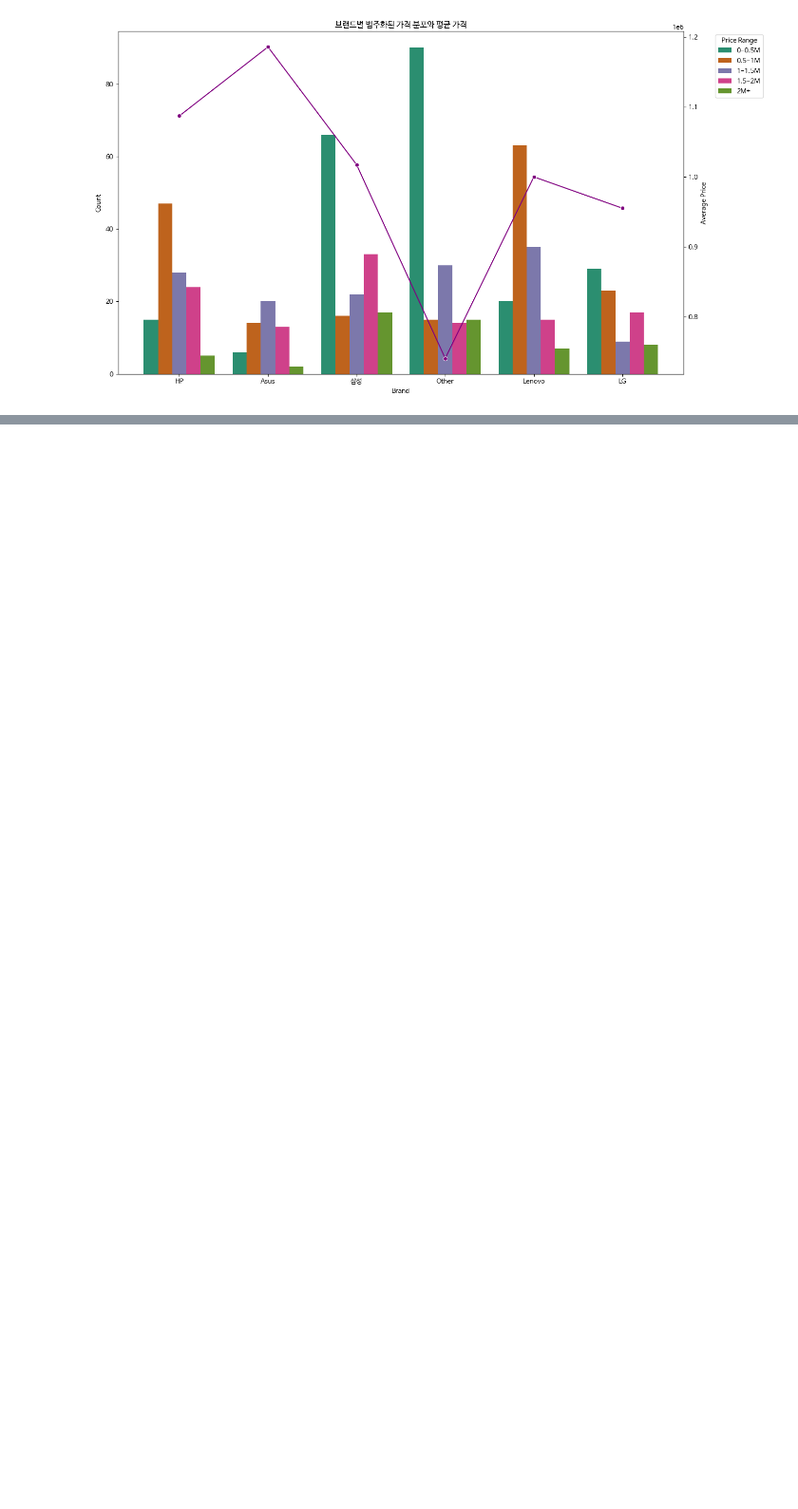
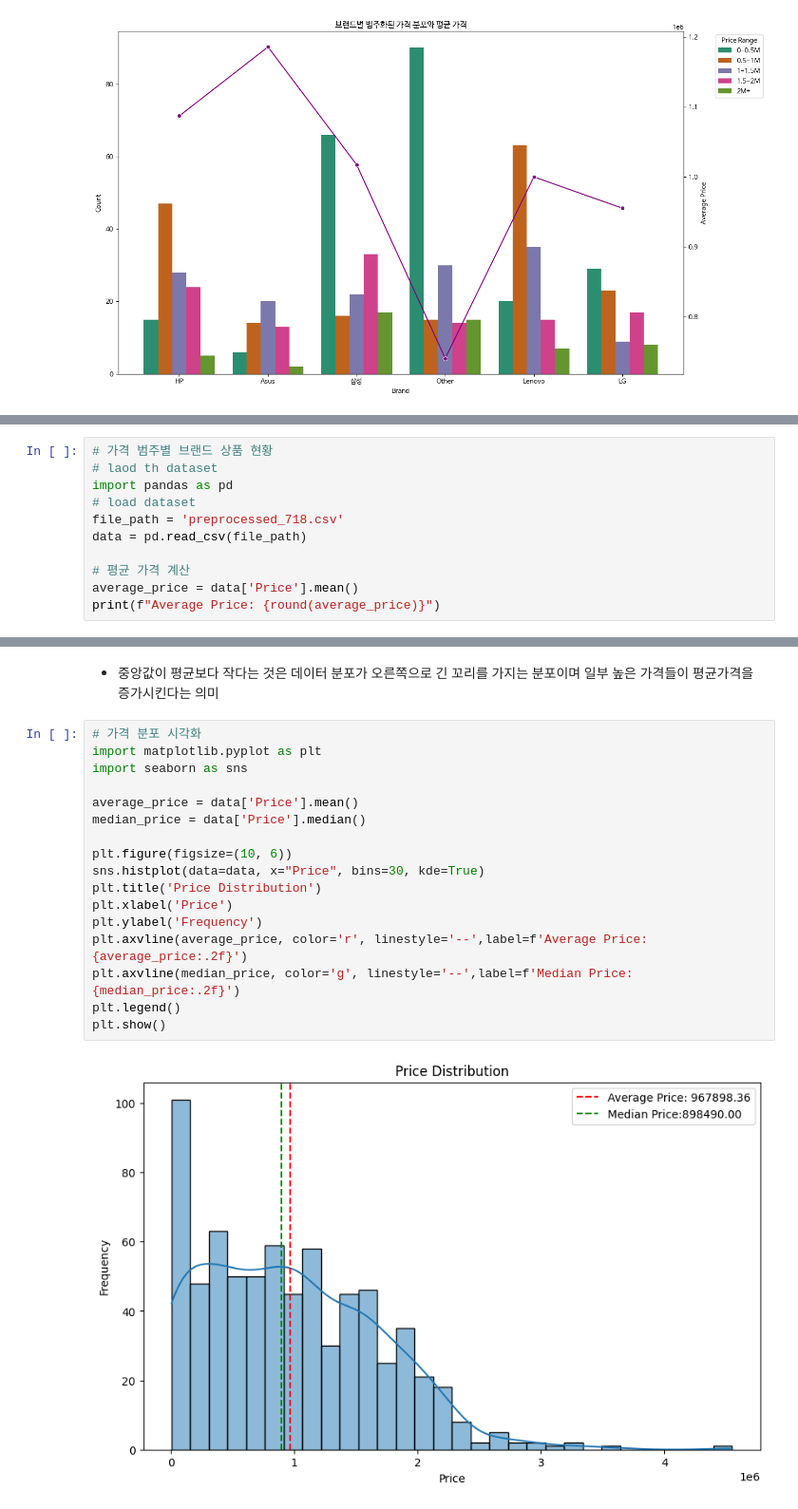
Before and after one commit to Yoon2596/kita_2404, a Jupyter notebook: m3_분석_라이브러리/visualization/coupang_0627.ipynb, the cells around one changed output, grey strips where cells are left out. Shown at 95% size. Drawn from its saved outputs; the diff is of its cells as text; blank space fills up the shorter version.

```diff
--- a/m3_분석_라이브러리/visualization/coupang_0627.ipynb
+++ b/m3_분석_라이브러리/visualization/coupang_0627.ipynb
@@ -364,0 +387,11 @@ plt.show()
+# %%
+# 가격 범주별 브랜드 상품 현황
+# laod th dataset
+import pandas as pd
+# load dataset
+file_path = 'preprocessed_718.csv'
+data = pd.read_csv(file_path)
+
+# 평균 가격 계산
+average_price = data['Price'].mean()
+print(f"Average Price: {round(average_price)}")
@@ -364,0 +414,21 @@ plt.show()
+# %% [markdown]
+- 중앙값이 평균보다 작다는 것은 데이터 분포가 오른쪽으로 긴 꼬리를 가지는 분포이며 일부 높은 가격들이 평균가격을 증가시킨다는 의미
+# %%
+# 가격 분포 시각화
+import matplotlib.pyplot as plt
+import seaborn as sns
+
+average_price = data['Price'].mean()
+median_price = data['Price'].median()
+
+plt.figure(figsize=(10, 6))
+sns.histplot(data=data, x="Price", bins=30, kde=True)
+plt.title('Price Distribution')
+plt.xlabel('Price')
+plt.ylabel('Frequency')
+plt.axvline(average_price, color='r', linestyle='--',label=f'Average Price: {average_price:.2f}')
+plt.axvline(median_price, color='g', linestyle='--',label=f'Median Price:{median_price:.2f}')
+plt.legend()
+plt.show()
+# %% [output]
+[figure, added]
```
Also changed, not shown: parts of 34 cells of this notebook.
